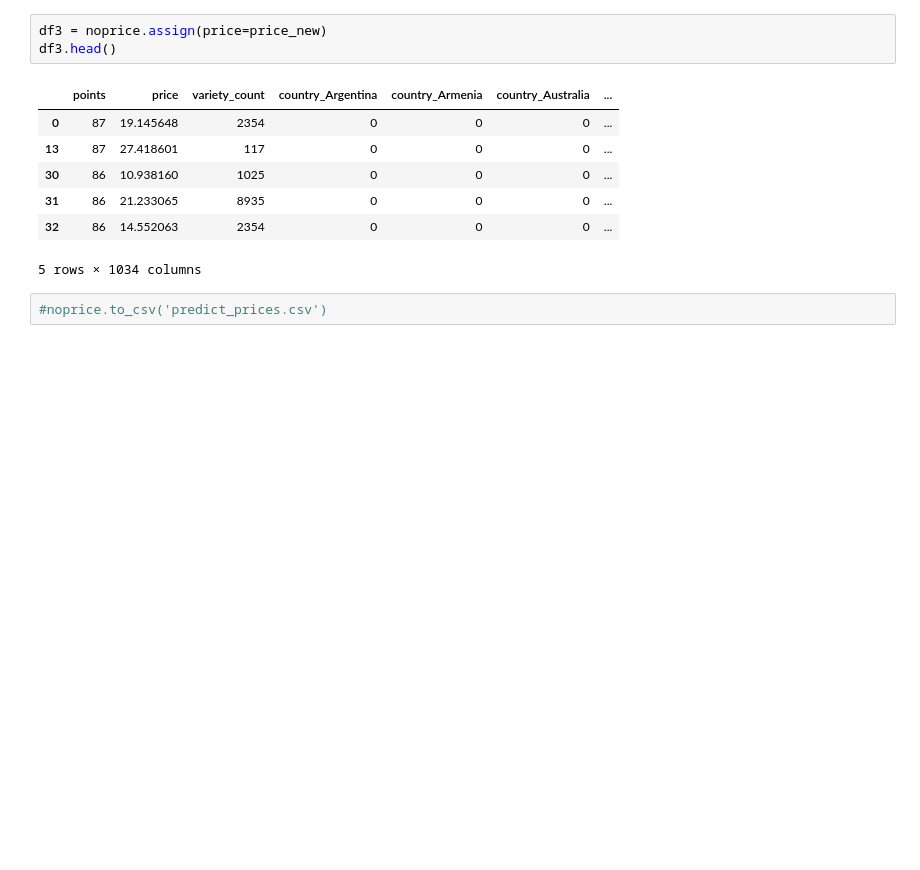
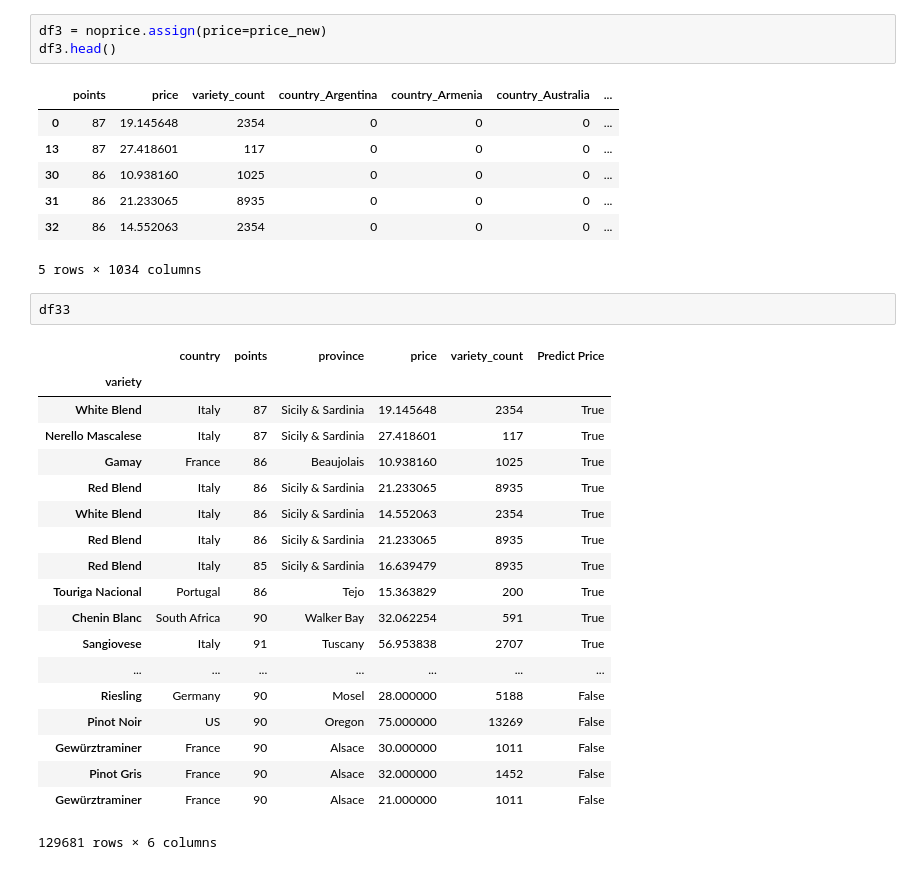
Before and after one commit to sckelso88/Wine-Reccomender, a Jupyter notebook: wine_predict_df.ipynb, the cells around one changed output. Cells and saved outputs as stored; diff of their text form; blank space fills up the shorter version.

```diff
--- a/wine_predict_df.ipynb
+++ b/wine_predict_df.ipynb
@@ -256,5 +227,25 @@ df3.head()
 | 31 | 86 | 21.233065 | 8935 | 0 | 0 | 0 | ... |
 | 32 | 86 | 14.552063 | 2354 | 0 | 0 | 0 | ... |
 5 rows × 1034 columns
-# %%
-#noprice.to_csv('predict_prices.csv')
+# %%
+df33
+# %% [output]
+|  | country | points | province | price | variety_count | Predict Price |
+| variety |  |  |  |  |  |  |
+| White Blend | Italy | 87 | Sicily & Sardinia | 19.145648 | 2354 | True |
+| Nerello Mascalese | Italy | 87 | Sicily & Sardinia | 27.418601 | 117 | True |
+| Gamay | France | 86 | Beaujolais | 10.938160 | 1025 | True |
+| Red Blend | Italy | 86 | Sicily & Sardinia | 21.233065 | 8935 | True |
+| White Blend | Italy | 86 | Sicily & Sardinia | 14.552063 | 2354 | True |
+| Red Blend | Italy | 86 | Sicily & Sardinia | 21.233065 | 8935 | True |
+| Red Blend | Italy | 85 | Sicily & Sardinia | 16.639479 | 8935 | True |
+| Touriga Nacional | Portugal | 86 | Tejo | 15.363829 | 200 | True |
+| Chenin Blanc | South Africa | 90 | Walker Bay | 32.062254 | 591 | True |
+| Sangiovese | Italy | 91 | Tuscany | 56.953838 | 2707 | True |
+| ... | ... | ... | ... | ... | ... | ... |
+| Riesling | Germany | 90 | Mosel | 28.000000 | 5188 | False |
+| Pinot Noir | US | 90 | Oregon | 75.000000 | 13269 | False |
+| Gewürztraminer | France | 90 | Alsace | 30.000000 | 1011 | False |
+| Pinot Gris | France | 90 | Alsace | 32.000000 | 1452 | False |
+| Gewürztraminer | France | 90 | Alsace | 21.000000 | 1011 | False |
+129681 rows × 6 columns
```
Also changed, not shown: parts of 3 cells of this notebook.
